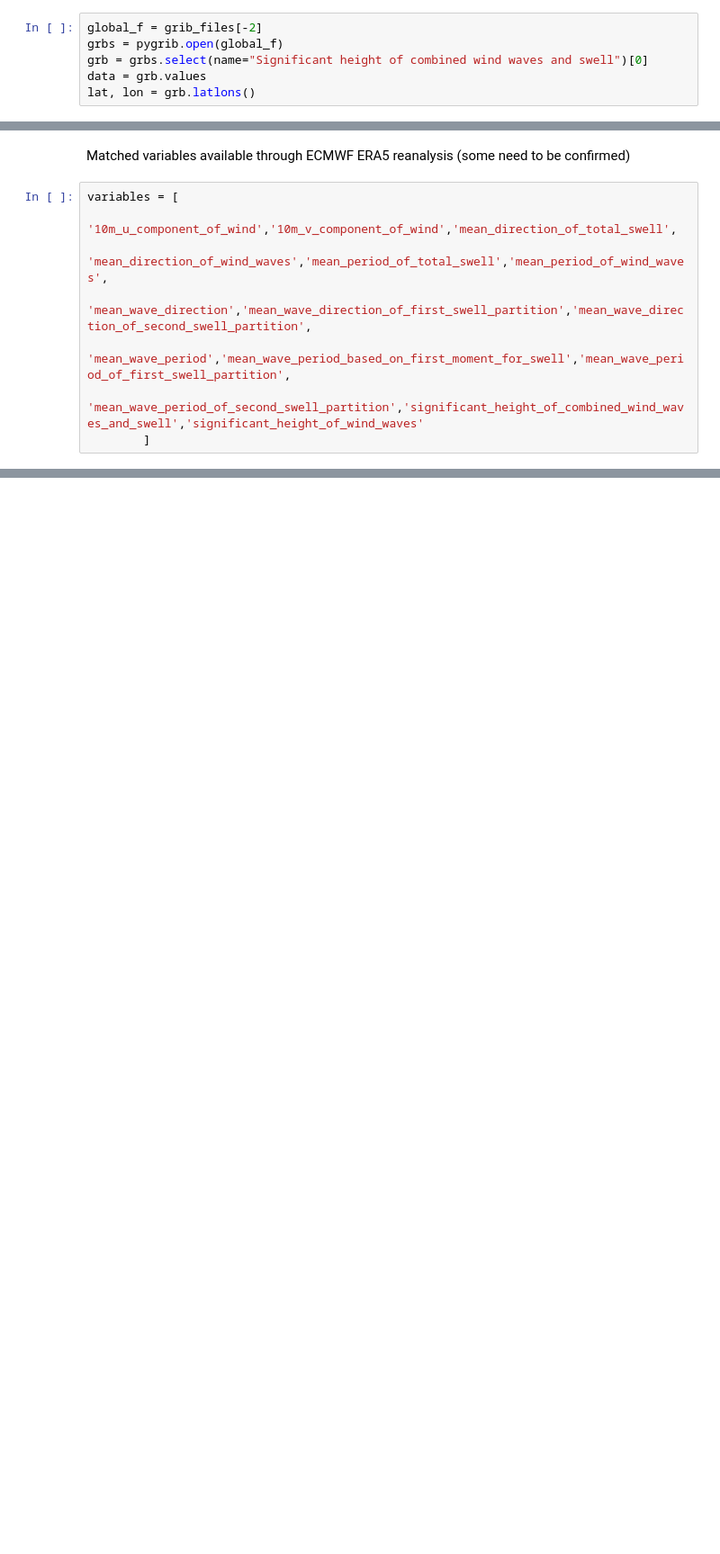
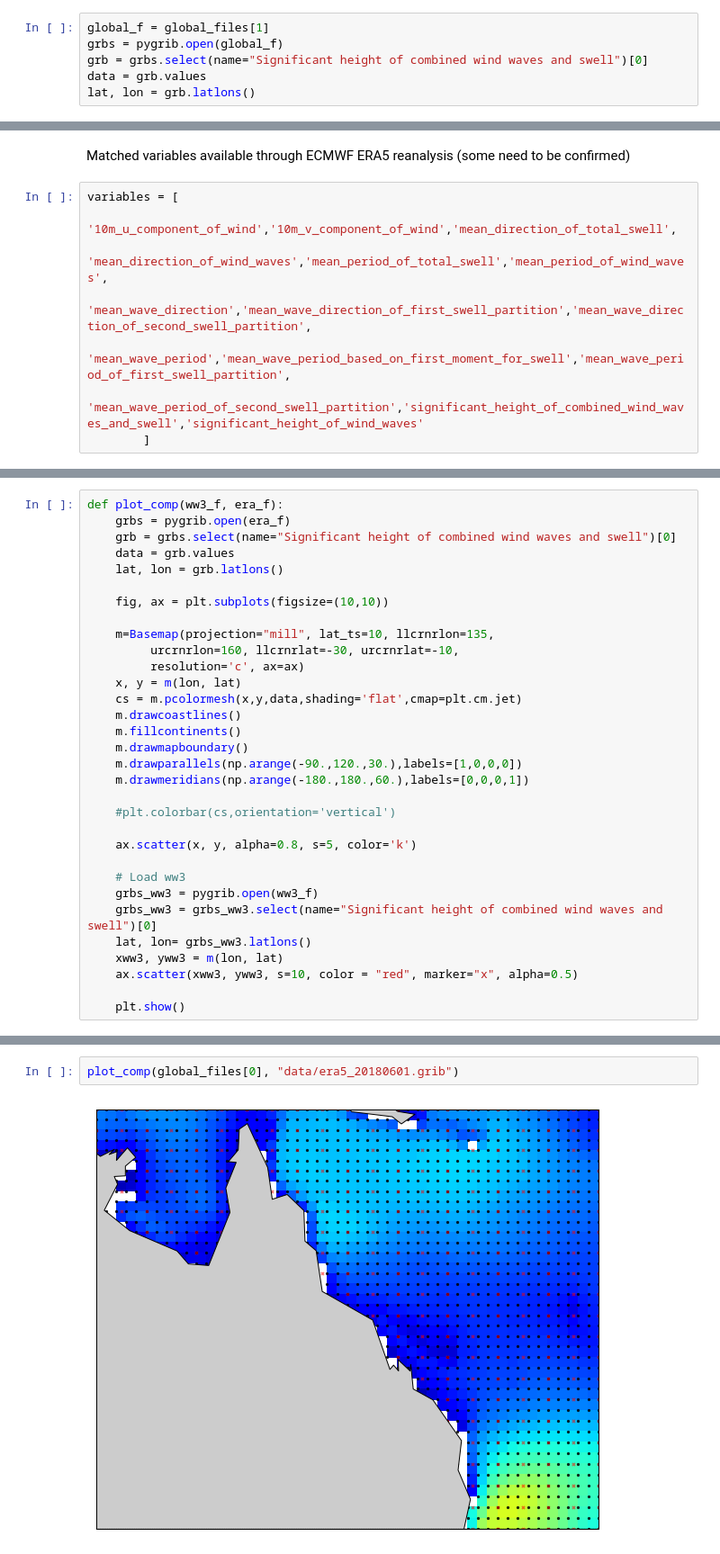
Before and after one commit to robjameswall/global_metocean_data, a Jupyter notebook: grib_exploration.ipynb, the cells around one changed output, grey strips where cells are left out. Shown at 90% size. Saved outputs shown, nothing was run; the diff lists cells and outputs as text; blank space fills up the shorter version.

Commit message:
ww3 to era5 grid resolution comparison

```diff
--- a/grib_exploration.ipynb
+++ b/grib_exploration.ipynb
@@ -104,5 +101,5 @@ Only `nww3` outputs cover Aus
 # %%
-global_f = grib_files[-2]
+global_f = global_files[1]
 grbs = pygrib.open(global_f)
 grb = grbs.select(name="Significant height of combined wind waves and swell")[0]
 data = grb.values
@@ -192,0 +176,32 @@ variables = [
+# %%
+def plot_comp(ww3_f, era_f):
+    grbs = pygrib.open(era_f)
+    grb = grbs.select(name="Significant height of combined wind waves and swell")[0]
+    data = grb.values
+    lat, lon = grb.latlons()
+
+    fig, ax = plt.subplots(figsize=(10,10))
+
+    m=Basemap(projection="mill", lat_ts=10, llcrnrlon=135,
+         urcrnrlon=160, llcrnrlat=-30, urcrnrlat=-10,
+         resolution='c', ax=ax)
+    x, y = m(lon, lat)
+    cs = m.pcolormesh(x,y,data,shading='flat',cmap=plt.cm.jet)
+    m.drawcoastlines()
+    m.fillcontinents()
+    m.drawmapboundary()
+    m.drawparallels(np.arange(-90.,120.,30.),labels=[1,0,0,0])
+    m.drawmeridians(np.arange(-180.,180.,60.),labels=[0,0,0,1])
+
+    #plt.colorbar(cs,orientation='vertical')
+
+    ax.scatter(x, y, alpha=0.8, s=5, color='k')
+
+    # Load ww3
+    grbs_ww3 = pygrib.open(ww3_f)
+    grbs_ww3 = grbs_ww3.select(name="Significant height of combined wind waves and swell")[0]
+    lat, lon= grbs_ww3.latlons()
+    xww3, yww3 = m(lon, lat)
+    ax.scatter(xww3, yww3, s=10, color = "red", marker="x", alpha=0.5)
+
+    plt.show()
@@ -192,0 +210,4 @@ variables = [
+# %%
+plot_comp(global_files[0], "data/era5_20180601.grib")
+# %% [output]
+[figure, added]
```
Also changed, not shown: parts of 17 cells of this notebook.
